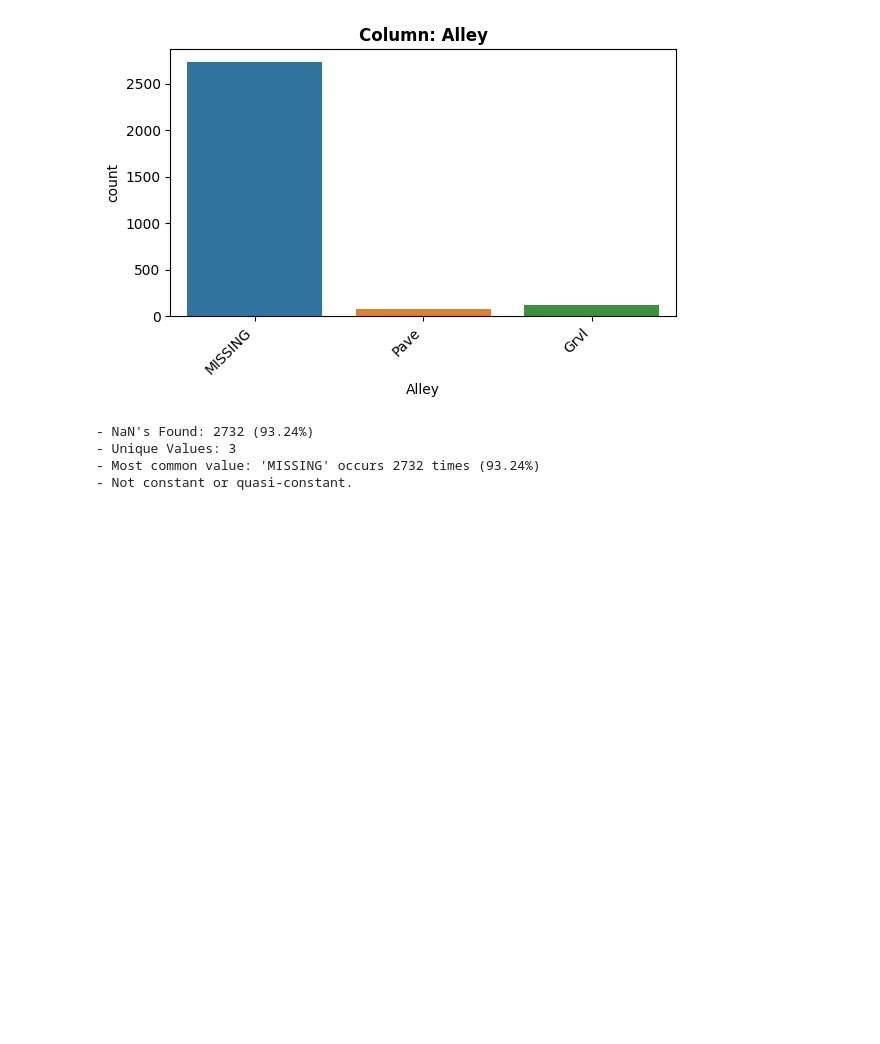
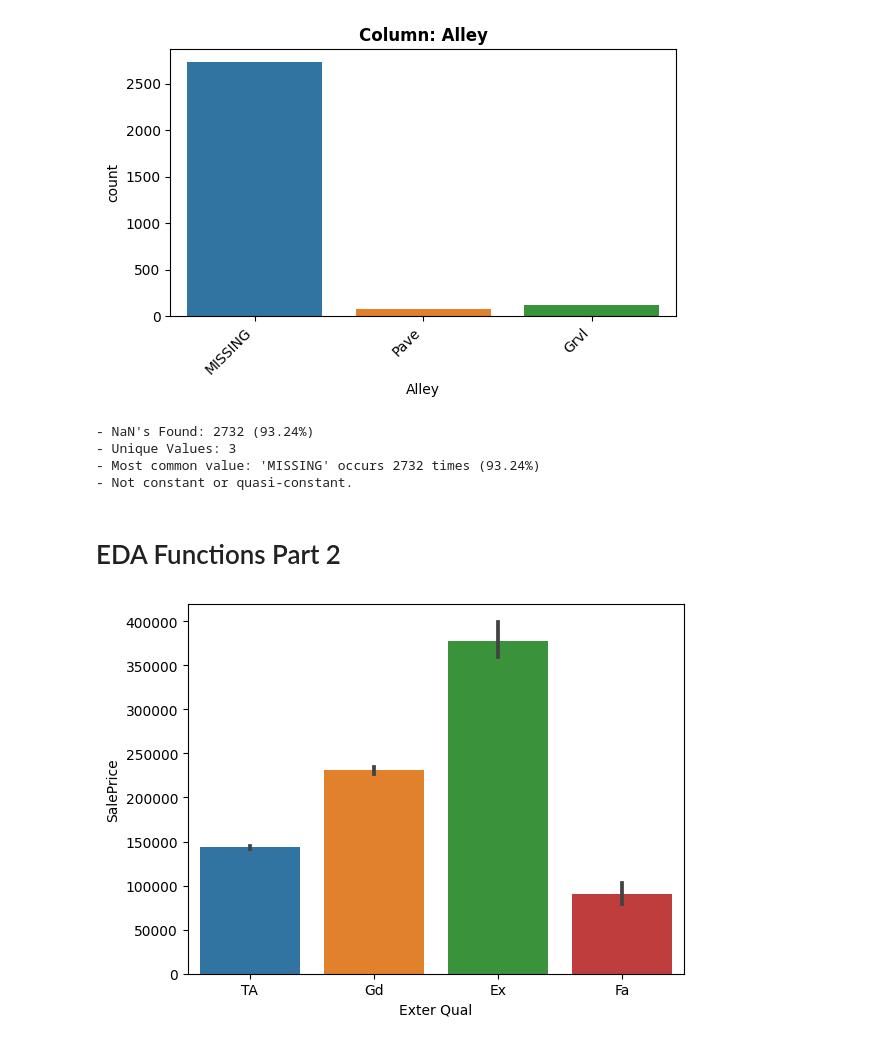
Before and after one commit to eckoecho/CodingDojo, a Jupyter notebook: EDA_Functions_Part_1.ipynb, the cells around one changed output. Saved outputs shown, nothing was run; the diff lists cells and outputs as text; code cells hidden in the pictures; blank space fills up the shorter version.

```diff
--- a/EDA_Functions_Part_1.ipynb
+++ b/EDA_Functions_Part_1.ipynb
@@ -345,3 +347,14 @@ explore_categorical(df, "Alley");
 - Unique Values: 3
 - Most common value: 'MISSING' occurs 2732 times (93.24%)
 - Not constant or quasi-constant.
+# %% [markdown]
+# EDA Functions Part 2
+# %%
+# Declaring required variables
+x = "Exter Qual"
+y = "SalePrice"
+# %%
+# Default Barplot
+sns.barplot(df, x=x, y=y);
+# %% [output]
+[figure, added]
```
Also changed, not shown: parts of 22 cells of this notebook.
